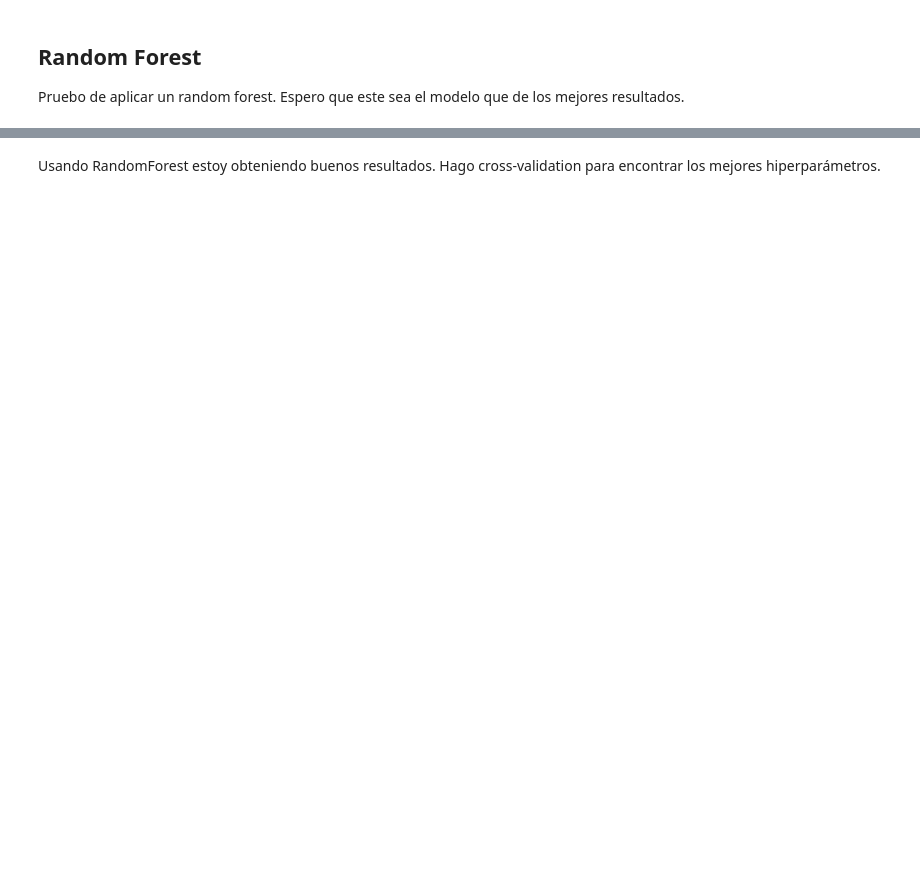
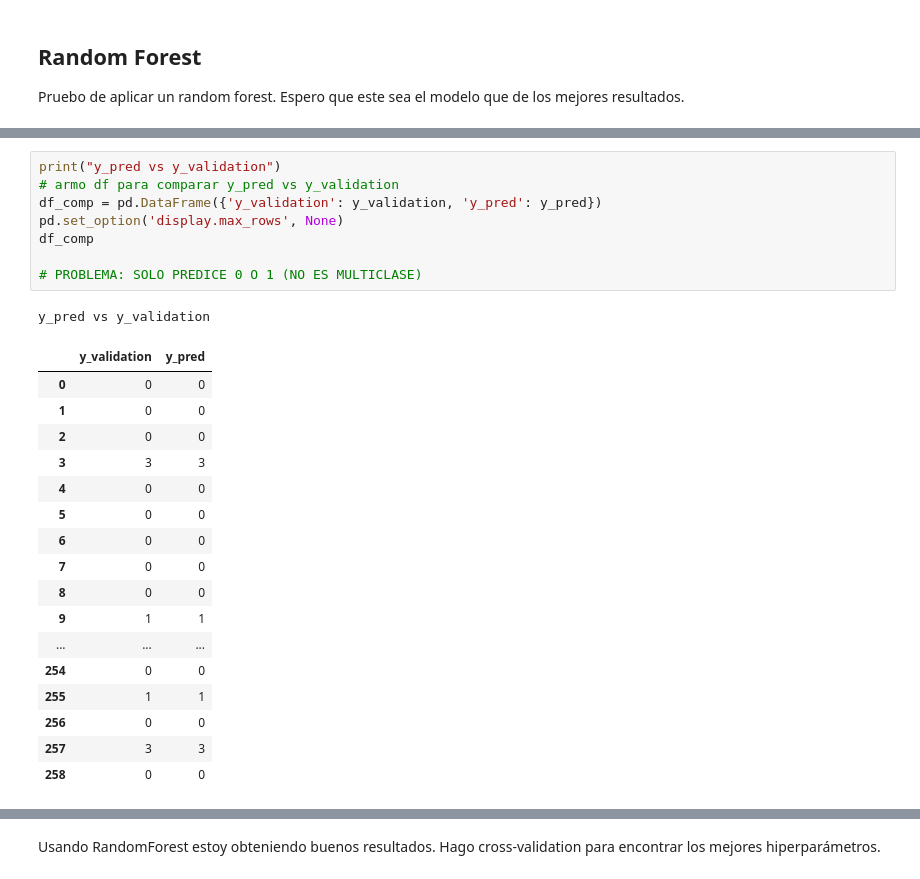
Before and after one commit to maxgubitosi/ML-Classification-Models-from-Scratch, a Jupyter notebook: Problema 3/Problema_3.ipynb, the cells around one changed output, grey strips where cells are left out. Cells and saved outputs as stored; diff of their text form; blank space fills up the shorter version.

```diff
--- a/Problema 3/Problema_3.ipynb
+++ b/Problema 3/Problema_3.ipynb
@@ -192,3 +218,30 @@ F1 Score:  0.972972972972973
+# %%
+print("y_pred vs y_validation")
+# armo df para comparar y_pred vs y_validation
+df_comp = pd.DataFrame({'y_validation': y_validation, 'y_pred': y_pred})
+pd.set_option('display.max_rows', None)
+df_comp
+
+# PROBLEMA: SOLO PREDICE 0 O 1 (NO ES MULTICLASE)
+# %% [output]
+y_pred vs y_validation
+|  | y_validation | y_pred |
+| 0 | 0 | 0 |
+| 1 | 0 | 0 |
+| 2 | 0 | 0 |
+| 3 | 3 | 3 |
+| 4 | 0 | 0 |
+| 5 | 0 | 0 |
+| 6 | 0 | 0 |
+| 7 | 0 | 0 |
+| 8 | 0 | 0 |
+| 9 | 1 | 1 |
+| ... | ... | ... |
+| 254 | 0 | 0 |
+| 255 | 1 | 1 |
+| 256 | 0 | 0 |
+| 257 | 3 | 3 |
+| 258 | 0 | 0 |
 # %%
 # results on test set
 y_pred = knn_model.predict(X_test)
```
Also changed, not shown: parts of 9 cells of this notebook, 1 other file.
